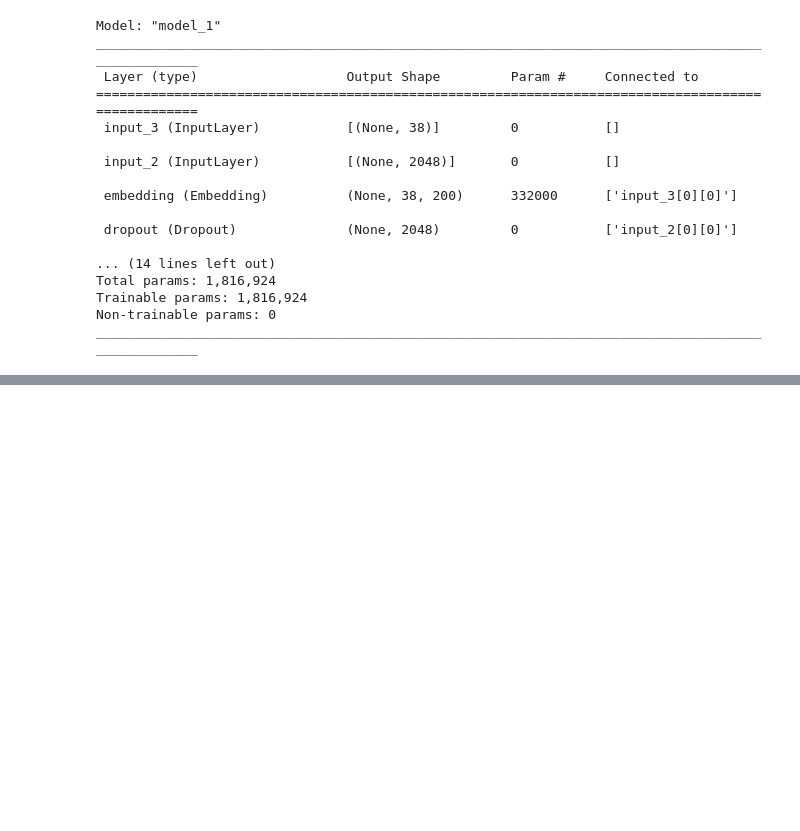
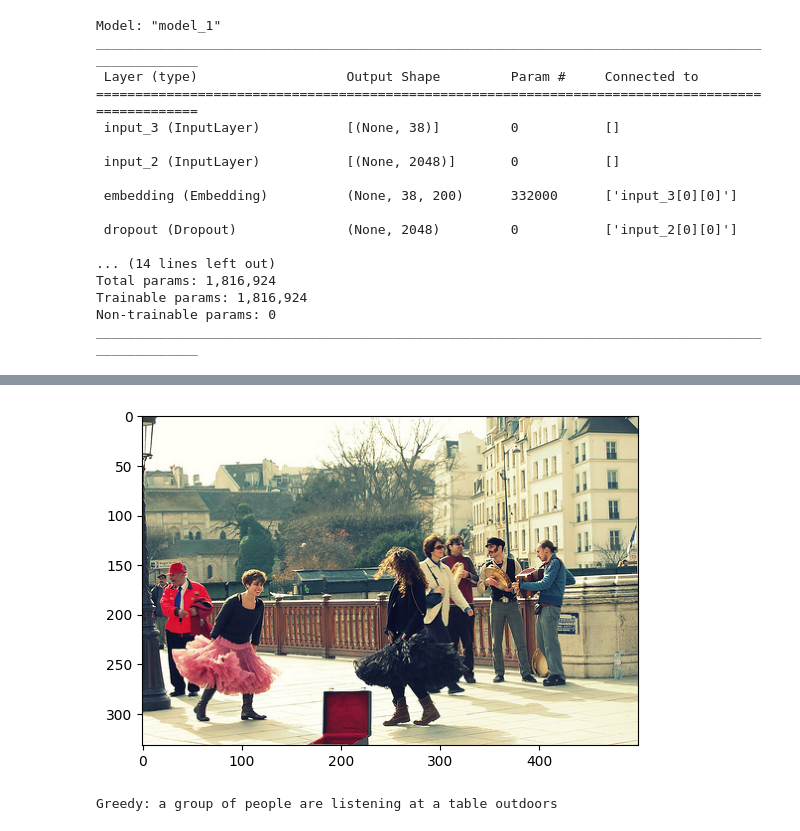
Before and after one commit to pavankumarchowdary35/Image_captioning_project, a Jupyter notebook: caption.ipynb, the cells around one changed output, grey strips where cells are left out. Cells and saved outputs as stored; diff of their text form; code cells hidden in the pictures; blank space fills up the shorter version.

```diff
--- a/caption.ipynb
+++ b/caption.ipynb
@@ -405,0 +458,11 @@ print("Beam Search, K = 10:",beam_search_predictions(image, beam_index = 10))
+# %%
+pic = list(encoding_test.keys())[2]
+image = encoding_test[pic].reshape((1,2048))
+x=plt.imread(images_path+pic)
+plt.imshow(x)
+plt.show()
+
+print("Greedy:",greedySearch(image))
+# %% [output]
+[figure, added]
+Greedy: a group of people are listening at a table outdoors
```
Also changed, not shown: parts of 27 cells of this notebook.
